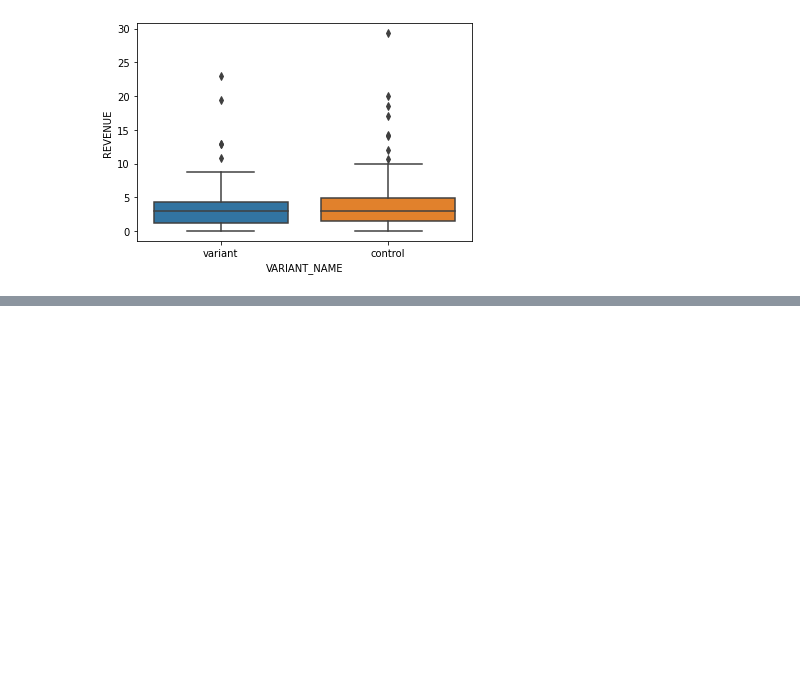
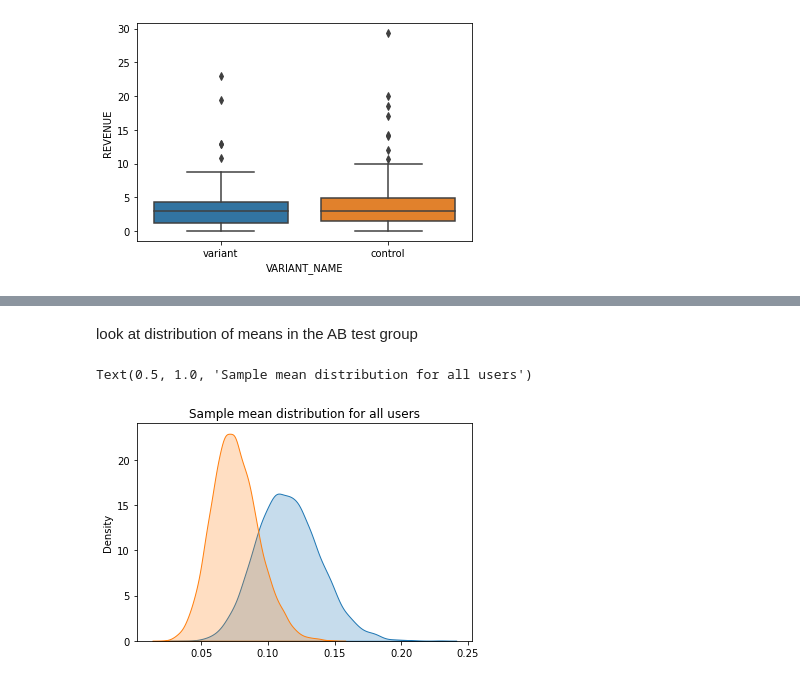
Before and after one commit to bersanifederico/ABtesting, a Jupyter notebook: AB_Test_Results.ipynb, the cells around one changed output, grey strips where cells are left out. Drawn from its saved outputs; the diff is of its cells as text; code cells hidden in the pictures; blank space fills up the shorter version.

```diff
--- a/AB_Test_Results.ipynb
+++ b/AB_Test_Results.ipynb
@@ -233,0 +278,14 @@ sns.boxplot(x = 'VARIANT_NAME', y = 'REVENUE', data = df[df['REVENUE'] > 0])
+# %%
+#functions
+def get_bootstrap_samples(data, n_samples):
+    indices = np.random.randint(0, len(data), (n_samples, len(data)))
+    samples = data[indices]
+    return samples
+
+def stat_intervals(stat, alpha=0.05):
+    boundaries = np.percentile(stat, [100 * alpha / 2., 100 * (1 - alpha / 2.)])
+    return boundaries
+# %%
+#generate samples for all users
+control = get_bootstrap_samples(df.loc[df.VARIANT_NAME == 'control', 'REVENUE'].values, 10000)
+variant = get_bootstrap_samples(df.loc[df.VARIANT_NAME == 'variant', 'REVENUE'].values, 10000)
@@ -233,0 +296,11 @@ sns.boxplot(x = 'VARIANT_NAME', y = 'REVENUE', data = df[df['REVENUE'] > 0])
+# %% [markdown]
+look at distribution of means in the AB test group
+# %%
+#all users
+f, ax = plt.subplots()
+sns.kdeplot(np.mean(control, axis=1), shade=True, label='control')
+sns.kdeplot(np.mean(variant, axis=1), shade=True, label='variant')
+plt.title('Sample mean distribution for all users')
+# %% [output]
+Text(0.5, 1.0, 'Sample mean distribution for all users')
+[figure, added]
```
Also changed, not shown: parts of 15 cells of this notebook.
